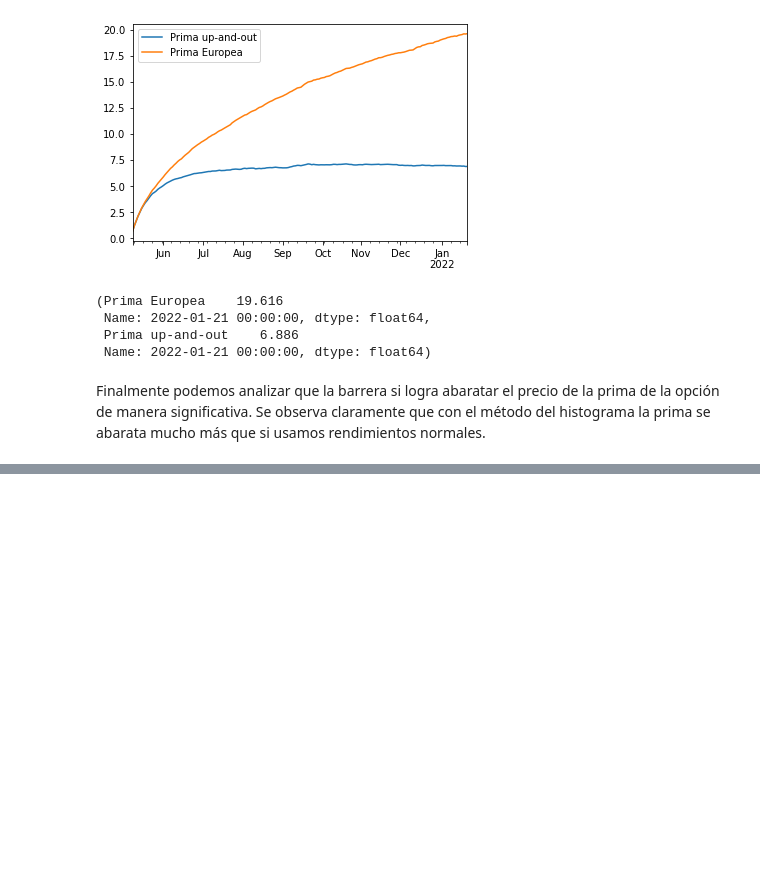
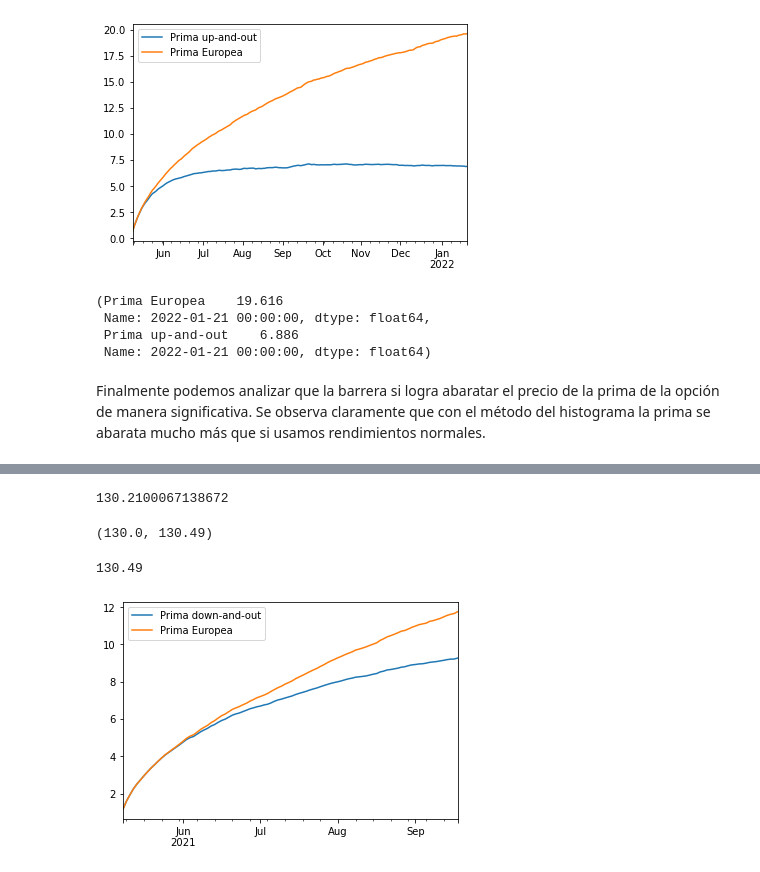
Before and after one commit to PintorOD1997/ProyectoConjunto_LEspinosa_DPintor, a Jupyter notebook: ProyectoConjunto_3_Tarea11_LEspinosa_DPintor.ipynb, the cells around one changed output, grey strips where cells are left out. Saved outputs shown, nothing was run; the diff lists cells and outputs as text; code cells hidden in the pictures; blank space fills up the shorter version.

```diff
--- a/ProyectoConjunto_3_Tarea11_LEspinosa_DPintor.ipynb
+++ b/ProyectoConjunto_3_Tarea11_LEspinosa_DPintor.ipynb
@@ -656,0 +695,9 @@ Finalmente podemos analizar que la barrera si logra abaratar el precio de la pri
+# %%
+closes = get_adj_closes(['AAPL'], '2017-01-01')
+closes_appl = closes.loc[:,'AAPL']
+closes_appl
+ret_appl = calc_daily_ret(closes_appl)
+mu = ret_appl.mean()
+sigma = ret_appl.std()
+r = 0.006/360
+mu, sigma, r
@@ -656,0 +722,60 @@ Finalmente podemos analizar que la barrera si logra abaratar el precio de la pri
+# %%
+# Datos de la opción y del día de actual
+today = pd.Timestamp(date.today())
+
+pd.set_option('display.max_rows', 10)
+
+appl = web.YahooOptions('AAPL')
+appl_opt = appl.get_all_data().reset_index()
+appl_opt.set_index('Expiry').sort_index()#.head(1000)
+
+opt_deseada = appl_opt.loc[(appl_opt.Type=='call') & (appl_opt.Strike==130) & (appl_opt.Expiry=='2021-09-17')]
+opt_deseada
+
+opt_valuar = opt_deseada.loc[list(opt_deseada.index)[0]]
+opt_valuar
+
+expiry = opt_valuar.Expiry
+
+# Fechas desde el día de hoy hasta la fecha de cierre del contrato (considerando unicamente los días hábiles)
+dates = pd.date_range(start = today, end = expiry, freq='B')
+
+# Cantidad de escenarios a simular para el método de montecarlo
+ndays = len(dates)
+nscen = 10000
+
+S0 = closes_appl.iloc[-1]
+
+sim_ret = pd.DataFrame(sigma*np.random.randn(ndays,nscen)+r,index=dates)
+sim_closes = S0*np.exp(sim_ret.cumsum())
+S0
+# %% [output]
+130.2100067138672
+# %%
+K = opt_valuar.Strike
+S0 = opt_valuar.Underlying_Price
+K, S0
+# %% [output]
+(130.0, 130.49)
+# %%
+# Se utiliza la función desactivadora (knock out)
+B = 120
+I = (sim_closes > B).cumprod(axis=0)  > 0 #Función knock out
+# La barrera se activa cuando baja mucho la opción
+# Si el spot es de 130, la barrera tiene que estar por debajo del spot
+S0
+# %% [output]
+130.49
+# %%
+strike = K
+# Calcular la prima de una opción Europea
+call = pd.DataFrame({'Prima Europea':np.exp(-r*ndays)*np.fmax(sim_closes - strike, 0)
+                     .mean(axis=1)},index=dates)
+# Calcular la prima de una opción barrera
+calldo = pd.DataFrame({'Prima down-and-out':np.exp(-r*ndays)*(I * np.fmax(sim_closes - strike, 0))
+                       .mean(axis=1)},index=dates)
+# Graficar el resultado de las dos primas previamente valuadas
+ax = calldo.plot();
+call.plot(ax=ax);
+# %% [output]
+[figure, added]
```
Also changed, not shown: parts of 23 cells of this notebook.
